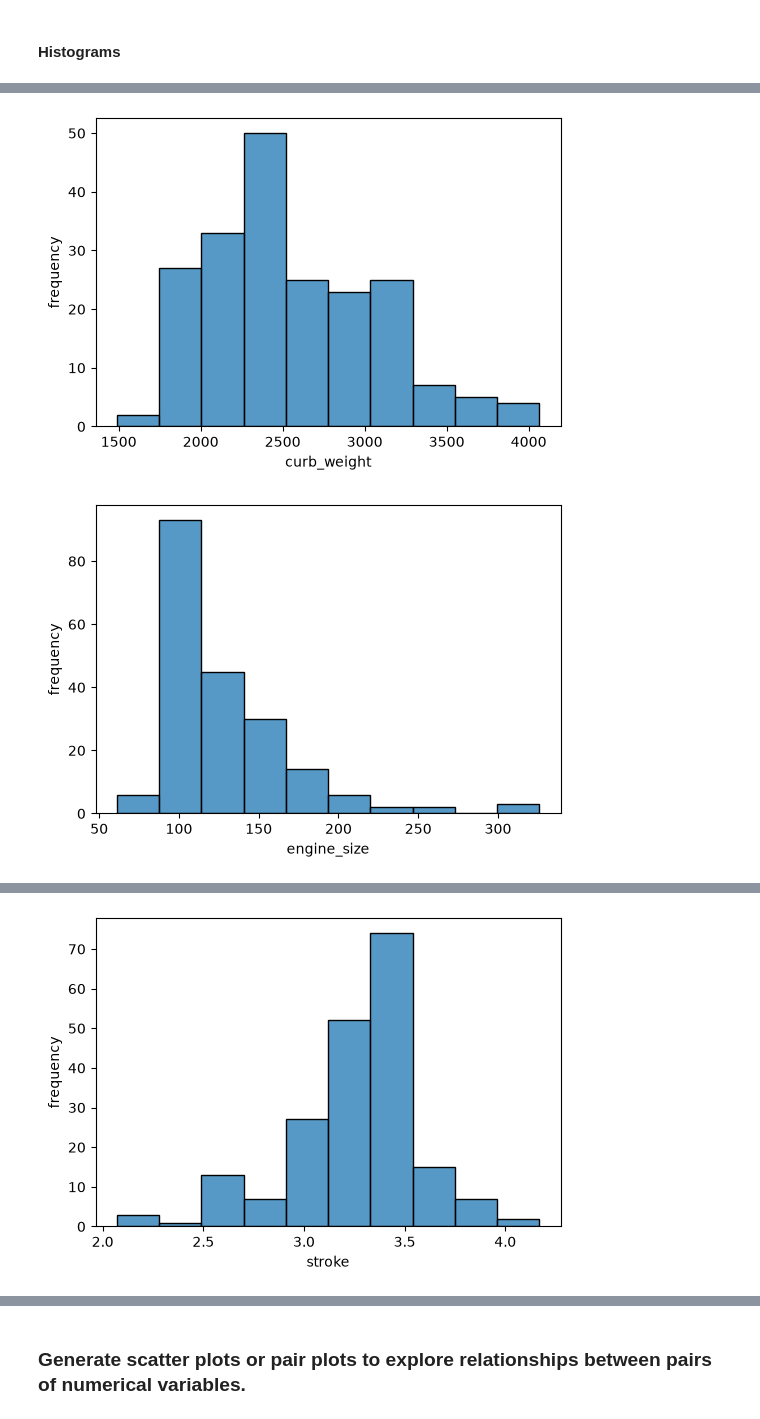
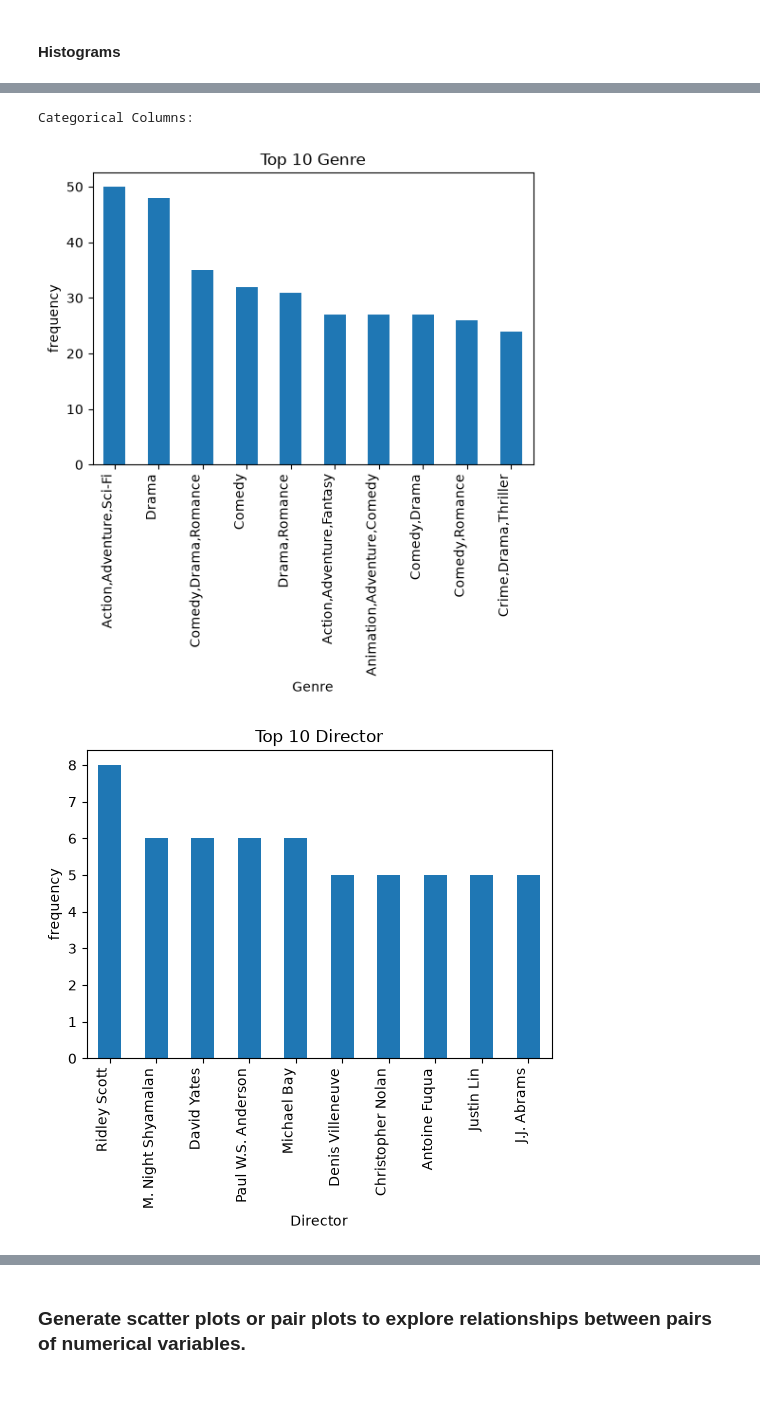
Before and after one commit to ignotus-8/4th, a Jupyter notebook: AI/024bscit028/Lab 3/EDA.ipynb, the cells around one changed output, grey strips where cells are left out. Cells and saved outputs as stored; diff of their text form; code cells hidden in the pictures; blank space fills up the shorter version.

```diff
--- a/AI/024bscit028/Lab 3/EDA.ipynb
+++ b/AI/024bscit028/Lab 3/EDA.ipynb
@@ -10,4 +10,4 @@ import seaborn as sns
 # %% [markdown]
 ### Load the dataset
 # %%
-df=pd.read_csv("Copy of Automobile.csv")
+df=pd.read_csv("IMDB_Movie_Data.csv")
@@ -88,8 +96,12 @@ Length: 201, dtype: bool
 # %% [markdown]
 #### Histograms
 # %%
-num_col = df.select_dtypes(include = ['int64','float64']).columns
-cat_col = df.select_dtypes(include=['str']).columns
+num_col = [
+    "Year","Runtime (Minutes)","Rating","Votes","Revenue (Millions)","Metascore"
+]
+cat_col = [
+    "Genre","Director","Actors"
+]
 
 print("Numerical Columns")
 for col in num_col:
@@ -100,11 +112,14 @@ for col in num_col:
     plt.show()
 
 print("Categorical Columns:")
+
 for col in cat_col:
-    plt.figure(figsize=(6,4))
+    top = df[col].value_counts().nlargest(10)
+    top.plot(kind="bar", figsize=(6,4))
     plt.xlabel(col)
     plt.ylabel("frequency")
-    sns.histplot(df[col],bins=10)
+    plt.xticks(rotation=90, ha='right')
+    plt.title(f"Top 10 {col}")
     plt.show()
 # %% [output]
 Numerical Columns
@@ -117,2 +132,3 @@ Numerical Columns
+Categorical Columns:
-[figure, old version]
+[figure, new version]
-[figure, old version]
+[figure, new version]
@@ -120 +135,0 @@ Numerical Columns
-[figure, removed]
```
Also changed, not shown: parts of 13 cells of this notebook, 3 other files.
